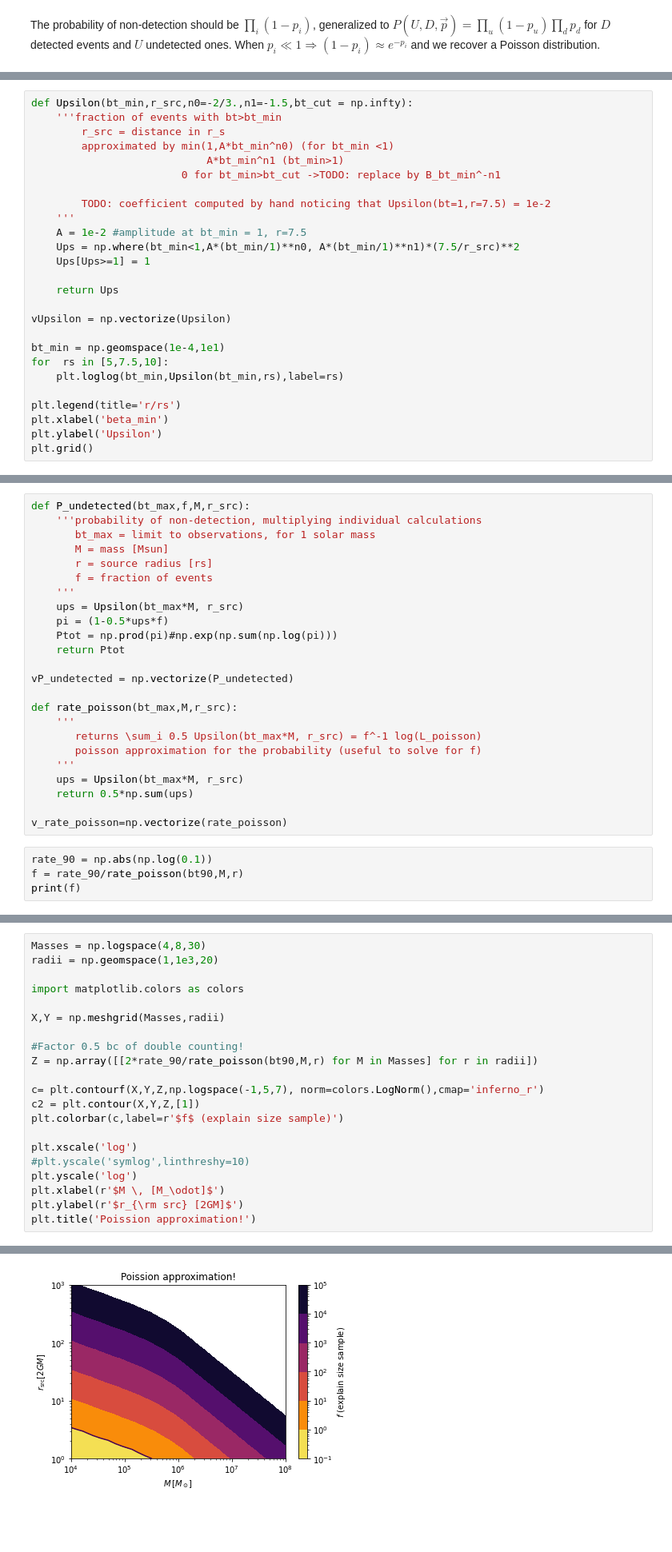
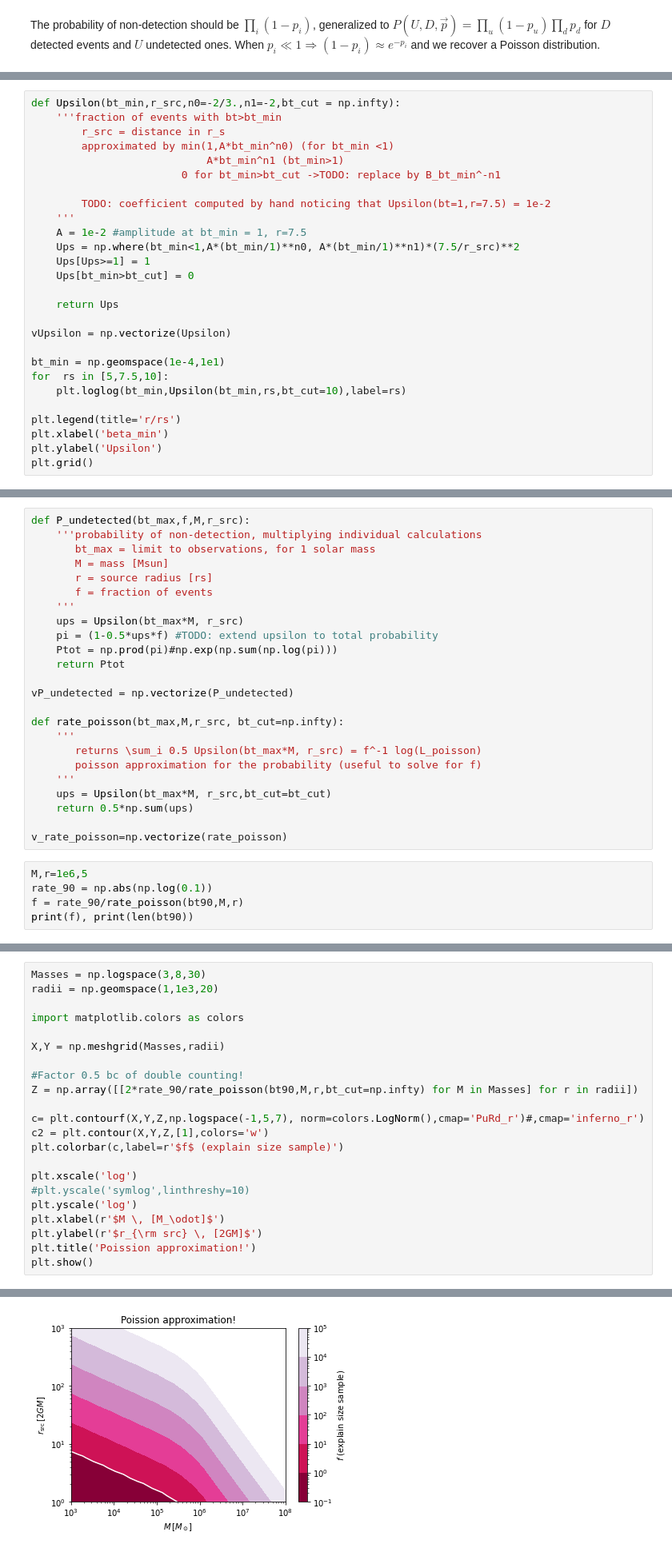
Before and after one commit to Richard-Sti/GSHE_public, a Jupyter notebook: scripts/plot_liv.ipynb, the cells around one changed output, grey strips where cells are left out. Shown: that part at 80% size. Saved outputs shown, nothing was run; the diff lists cells and outputs as text; blank space fills up the shorter version.

```diff
--- a/scripts/plot_liv.ipynb
+++ b/scripts/plot_liv.ipynb
@@ -187,7 +353,7 @@ plt.legend()
 <matplotlib.legend.Legend at 0x...>
 [figure]
 # %%
-def Upsilon(bt_min,r_src,n0=-2/3.,n1=-1.5,bt_cut = np.infty):
+def Upsilon(bt_min,r_src,n0=-2/3.,n1=-2,bt_cut = np.infty):
     '''fraction of events with bt>bt_min
         r_src = distance in r_s
         approximated by min(1,A*bt_min^n0) (for bt_min <1)
@@ -199,6 +365,7 @@ def Upsilon(bt_min,r_src,n0=-2/3.,n1=-1.5,bt_cut = np.infty):
     A = 1e-2 #amplitude at bt_min = 1, r=7.5
     Ups = np.where(bt_min<1,A*(bt_min/1)**n0, A*(bt_min/1)**n1)*(7.5/r_src)**2
     Ups[Ups>=1] = 1
+    Ups[bt_min>bt_cut] = 0
 
     return Ups
 
@@ -206,7 +373,7 @@ vUpsilon = np.vectorize(Upsilon)
 
 bt_min = np.geomspace(1e-4,1e1)
 for  rs in [5,7.5,10]:
-    plt.loglog(bt_min,Upsilon(bt_min,rs),label=rs)
+    plt.loglog(bt_min,Upsilon(bt_min,rs,bt_cut=10),label=rs)
 
 plt.legend(title='r/rs')
 plt.xlabel('beta_min')
@@ -223,23 +390,24 @@ def P_undetected(bt_max,f,M,r_src):
        f = fraction of events
     '''
     ups = Upsilon(bt_max*M, r_src)
-    pi = (1-0.5*ups*f)
+    pi = (1-0.5*ups*f) #TODO: extend upsilon to total probability
     Ptot = np.prod(pi)#np.exp(np.sum(np.log(pi)))
     return Ptot
 
 vP_undetected = np.vectorize(P_undetected)
 
-def rate_poisson(bt_max,M,r_src):
+def rate_poisson(bt_max,M,r_src, bt_cut=np.infty):
     '''
        returns \sum_i 0.5 Upsilon(bt_max*M, r_src) = f^-1 log(L_poisson)
        poisson approximation for the probability (useful to solve for f)
     '''
-    ups = Upsilon(bt_max*M, r_src)
+    ups = Upsilon(bt_max*M, r_src,bt_cut=bt_cut)
     return 0.5*np.sum(ups)
 
 v_rate_poisson=np.vectorize(rate_poisson)
 # %%
+M,r=1e6,5
 rate_90 = np.abs(np.log(0.1))
 f = rate_90/rate_poisson(bt90,M,r)
-print(f)
+print(f), print(len(bt90))
 # %% [output]
@@ -247,5 +417,5 @@ print(f)
 # %%
-Masses = np.logspace(4,8,30)
+Masses = np.logspace(3,8,30)
 radii = np.geomspace(1,1e3,20)
 
 import matplotlib.colors as colors
@@ -253,16 +423,17 @@ import matplotlib.colors as colors
 X,Y = np.meshgrid(Masses,radii)
 
 #Factor 0.5 bc of double counting!
-Z = np.array([[2*rate_90/rate_poisson(bt90,M,r) for M in Masses] for r in radii])
+Z = np.array([[2*rate_90/rate_poisson(bt90,M,r,bt_cut=np.infty) for M in Masses] for r in radii])
 
-c= plt.contourf(X,Y,Z,np.logspace(-1,5,7), norm=colors.LogNorm(),cmap='inferno_r')
-c2 = plt.contour(X,Y,Z,[1])
+c= plt.contourf(X,Y,Z,np.logspace(-1,5,7), norm=colors.LogNorm(),cmap='PuRd_r')#,cmap='inferno_r')
+c2 = plt.contour(X,Y,Z,[1],colors='w')
 plt.colorbar(c,label=r'$f$ (explain size sample)')
 
 plt.xscale('log')
 #plt.yscale('symlog',linthreshy=10)
 plt.yscale('log')
 plt.xlabel(r'$M \, [M_\odot]$')
-plt.ylabel(r'$r_{\rm src} [2GM]$')
+plt.ylabel(r'$r_{\rm src} \, [2GM]$')
 plt.title('Poission approximation!')
+plt.show()
 # %% [output]
@@ -270,4 +440,4 @@ Text(0.5, 1.0, 'Poission approximation!')
-[figure, old version]
+[figure, new version]
 # %%
 M=1e4
 r = 5
```
Also changed, not shown: parts of 24 cells of this notebook.
